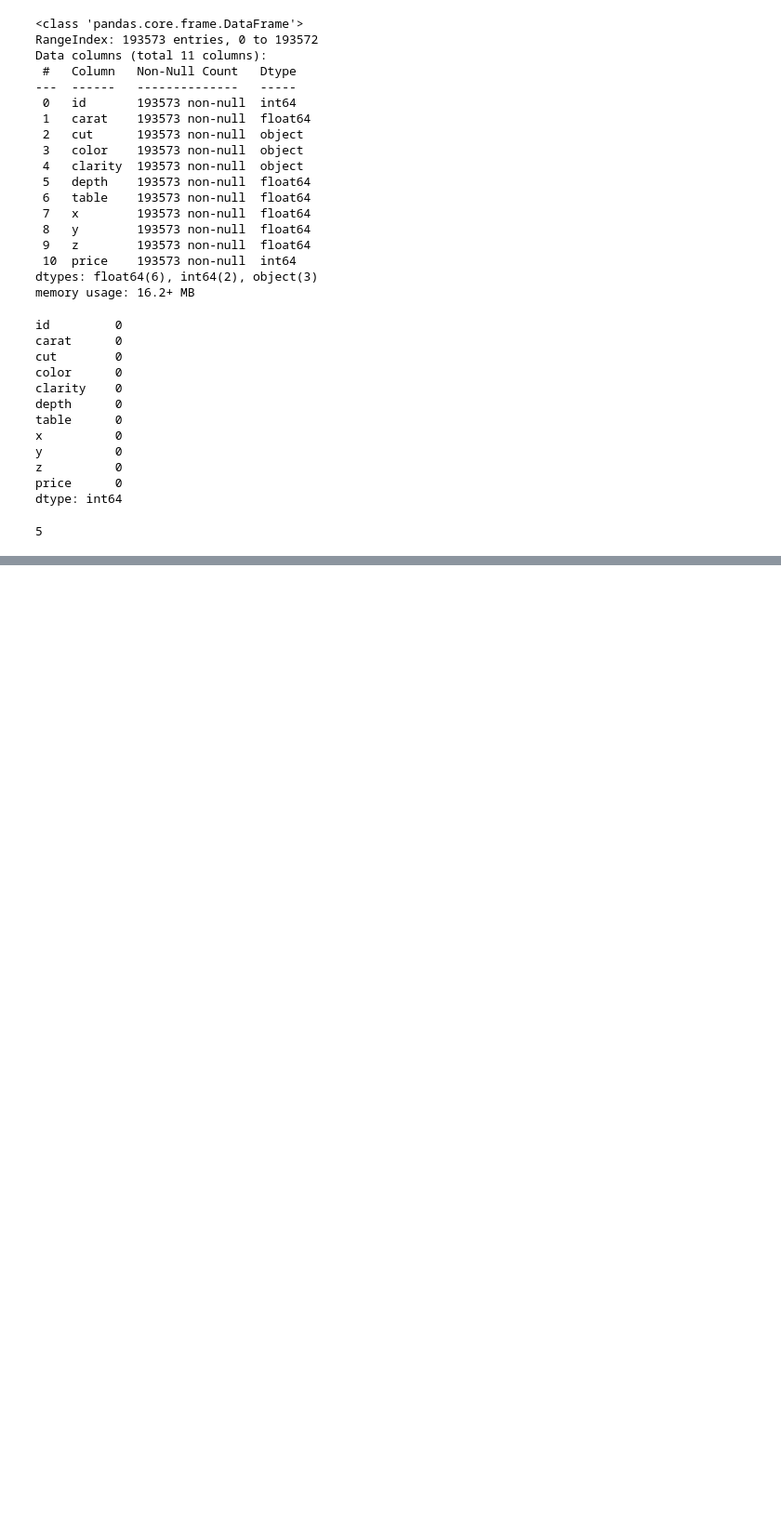
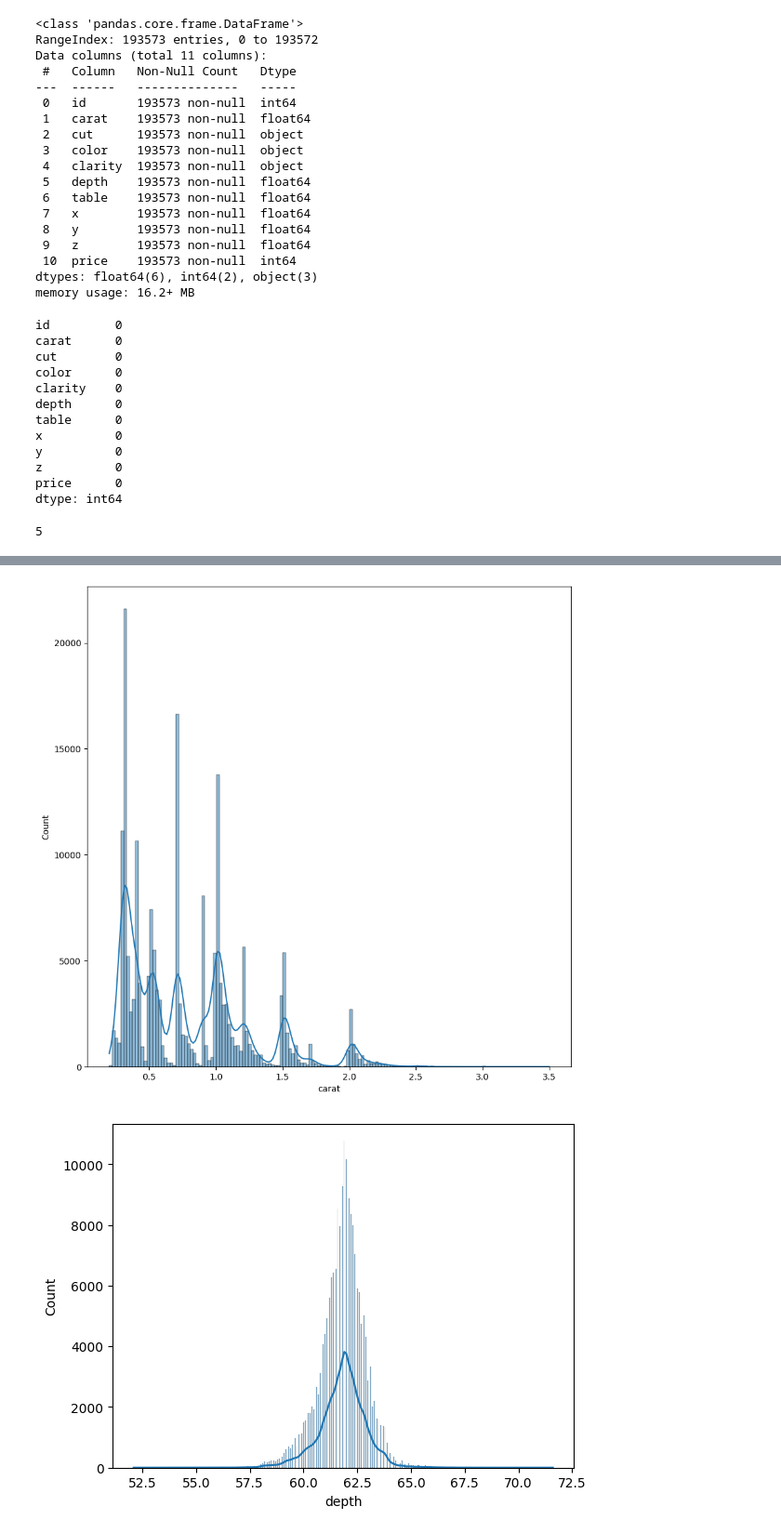
Before and after one commit to Praveenku32k/Diamond_Price_Prediction, a Jupyter notebook: notebooks/research.ipynb, the cells around one changed output, grey strips where cells are left out. Shown: that part at 93% size. Drawn from its saved outputs; the diff is of its cells as text; code cells hidden in the pictures; blank space fills up the shorter version.

```diff
--- a/notebooks/research.ipynb
+++ b/notebooks/research.ipynb
@@ -129,4 +129,4 @@ data["cut"].nunique()
 # %% [output]
 5
 # %%
-data.drop(labels=["id"],axis=1)
+data=data.drop(labels=["id"],axis=1)
@@ -146,0 +156,2 @@ data.drop(labels=["id"],axis=1)
+# %%
+numerical_column=data.columns[data.dtypes!="object"]
@@ -146,0 +264,12 @@ data.drop(labels=["id"],axis=1)
+# %%
+import seaborn as sns
+import matplotlib.pyplot as plt
+plt.figure(figsize=(10,10))
+
+for col in numerical_column:
+    sns.histplot(data=data,x=col,kde=True)
+    print("\n")
+    plt.show()
+# %% [output]
+[figure, added]
+[figure, added]
```
Also changed, not shown: parts of 32 cells of this notebook, 2 other files.
